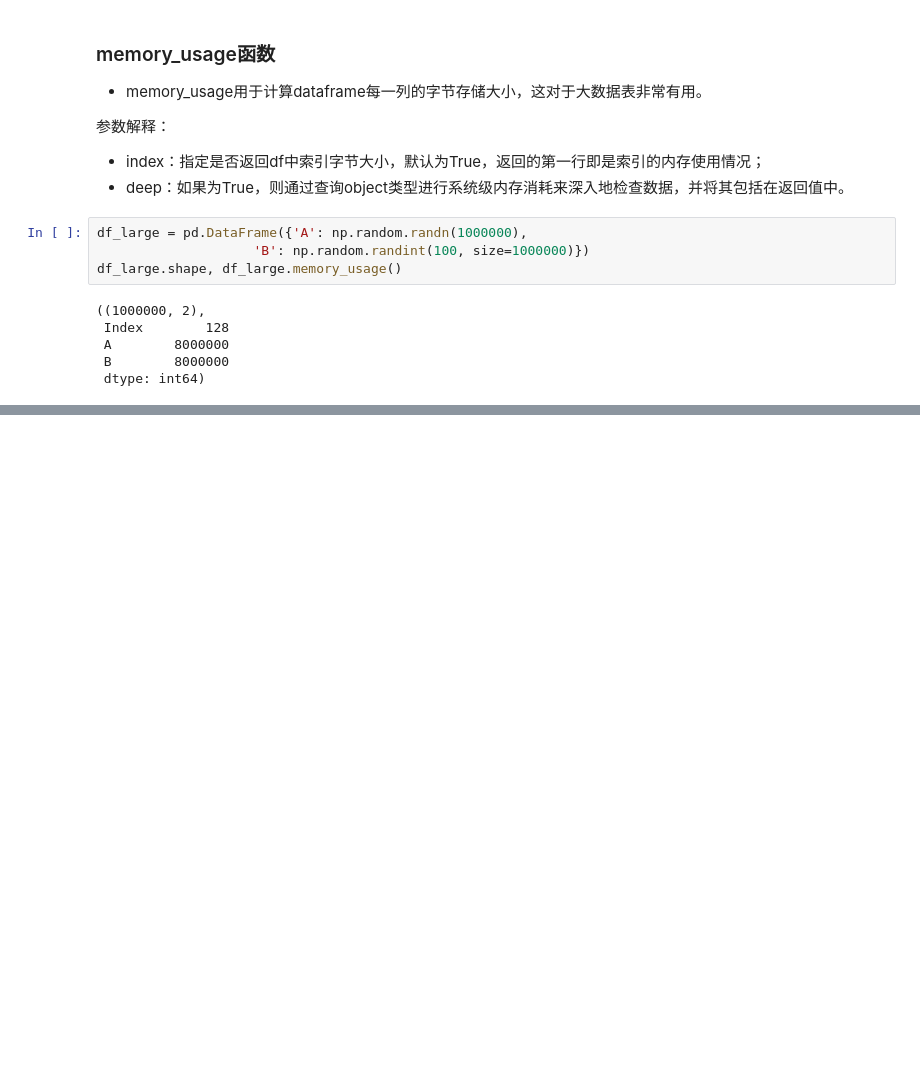
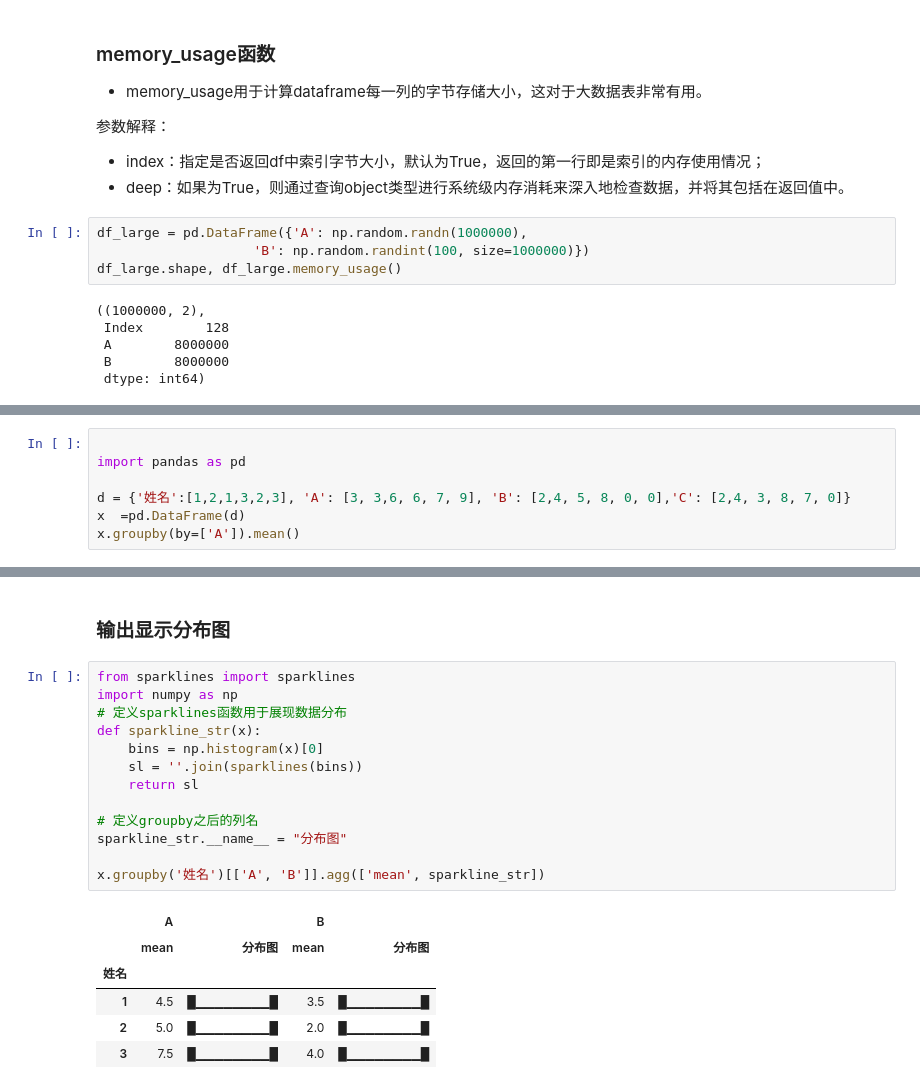
Before and after one commit to shujunge/pandas_tutorial, a Jupyter notebook: pandas_cookbook.ipynb, the cells around one changed output, grey strips where cells are left out. Saved outputs shown, nothing was run; the diff lists cells and outputs as text; blank space fills up the shorter version.

Commit message:
updated pandas cookbook

```diff
--- a/pandas_cookbook.ipynb
+++ b/pandas_cookbook.ipynb
@@ -1035,0 +1092,7 @@ df_large.shape, df_large.memory_usage()
+# %%
+
+import pandas as pd
+
+d = {'姓名':[1,2,1,3,2,3], 'A': [3, 3,6, 6, 7, 9], 'B': [2,4, 5, 8, 0, 0],'C': [2,4, 3, 8, 7, 0]}
+x  =pd.DataFrame(d)
+x.groupby(by=['A']).mean()
@@ -1035,0 +1159,22 @@ df_large.shape, df_large.memory_usage()
+# %% [markdown]
+### 输出显示分布图
+# %%
+from sparklines import sparklines
+import numpy as np
+# 定义sparklines函数用于展现数据分布
+def sparkline_str(x):
+    bins = np.histogram(x)[0]
+    sl = ''.join(sparklines(bins))
+    return sl
+
+# 定义groupby之后的列名
+sparkline_str.__name__ = "分布图"
+
+x.groupby('姓名')[['A', 'B']].agg(['mean', sparkline_str])
+# %% [output]
+|  | A |  | B |  |
+|  | mean | 分布图 | mean | 分布图 |
+| 姓名 |  |  |  |  |
+| 1 | 4.5 | █▁▁▁▁▁▁▁▁█ | 3.5 | █▁▁▁▁▁▁▁▁█ |
+| 2 | 5.0 | █▁▁▁▁▁▁▁▁█ | 2.0 | █▁▁▁▁▁▁▁▁█ |
+| 3 | 7.5 | █▁▁▁▁▁▁▁▁█ | 4.0 | █▁▁▁▁▁▁▁▁█ |
```
Also changed, not shown: parts of 16 cells of this notebook, 1 other file.
